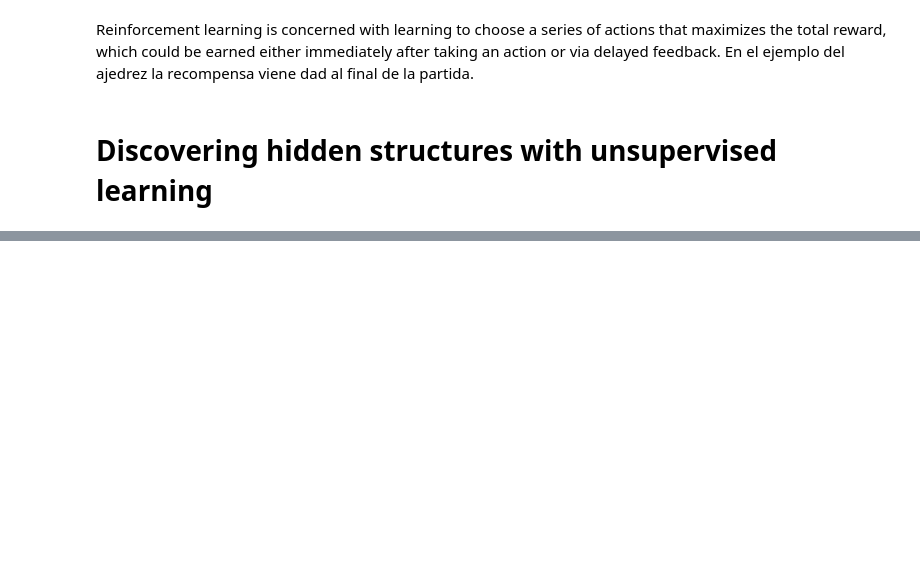
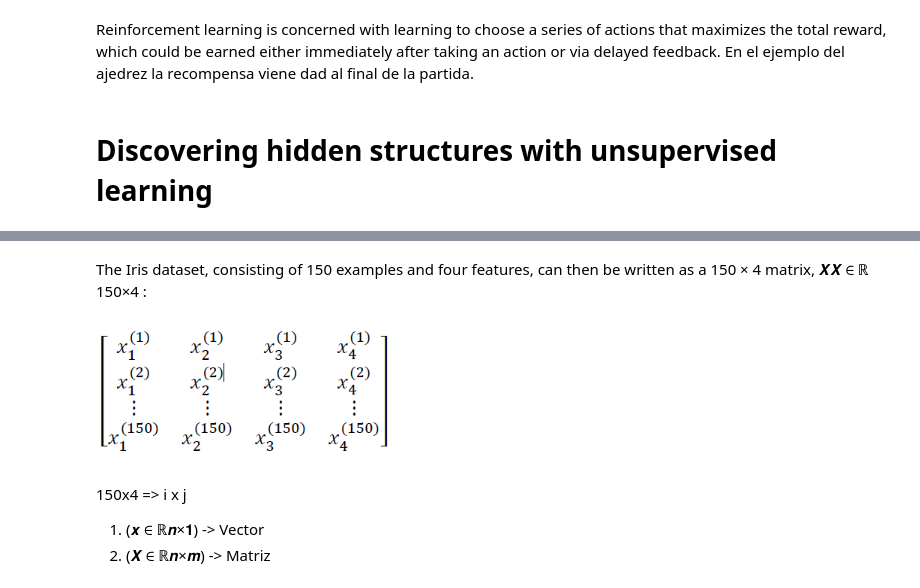
Before and after one commit to apachon/python-machine-learning-book-3rd-edition, a Jupyter notebook: ch01.ipynb, the cells around one changed output, grey strips where cells are left out. Saved outputs shown, nothing was run; the diff lists cells and outputs as text; code cells hidden in the pictures; blank space fills up the shorter version.

```diff
--- a/ch01.ipynb
+++ b/ch01.ipynb
@@ -52,0 +82,11 @@ Reinforcement learning is concerned with learning to choose a series of actions
+# %% [markdown]
+The Iris dataset, consisting of 150 examples and four features, can then be written as a 150 × 4 matrix, 𝑿𝑿 ∈ ℝ 150×4 :
+# %%
+Image('09.png', width = 300)
+# %% [output]
+[figure, added]
+# %% [markdown]
+150x4 => i x j
+
+1.   (𝒙 ∈ ℝ𝒏×𝟏) -> Vector
+2.   (𝑿 ∈ ℝ𝒏×𝒎) -> Matriz
```
Also changed, not shown: parts of 9 cells of this notebook.
